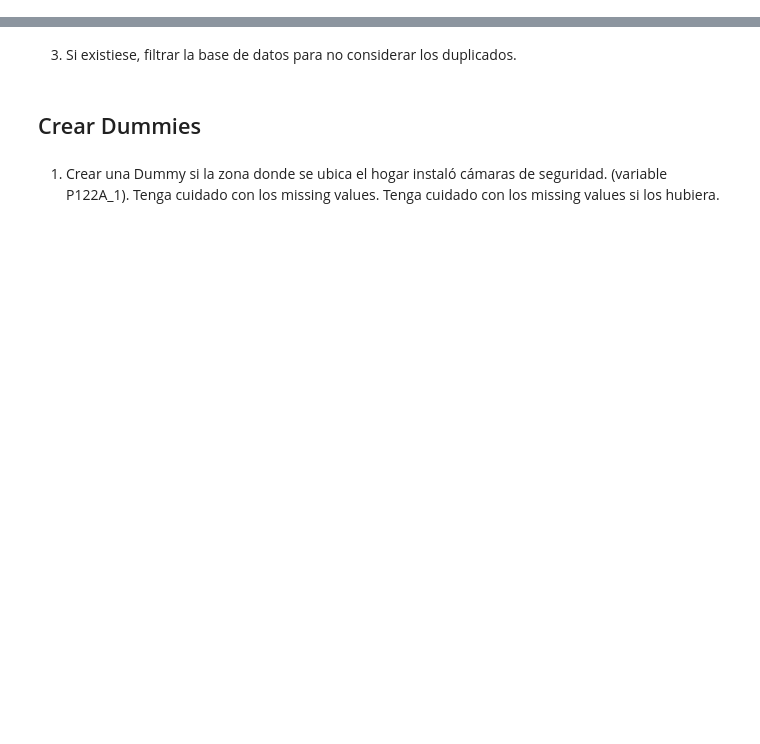
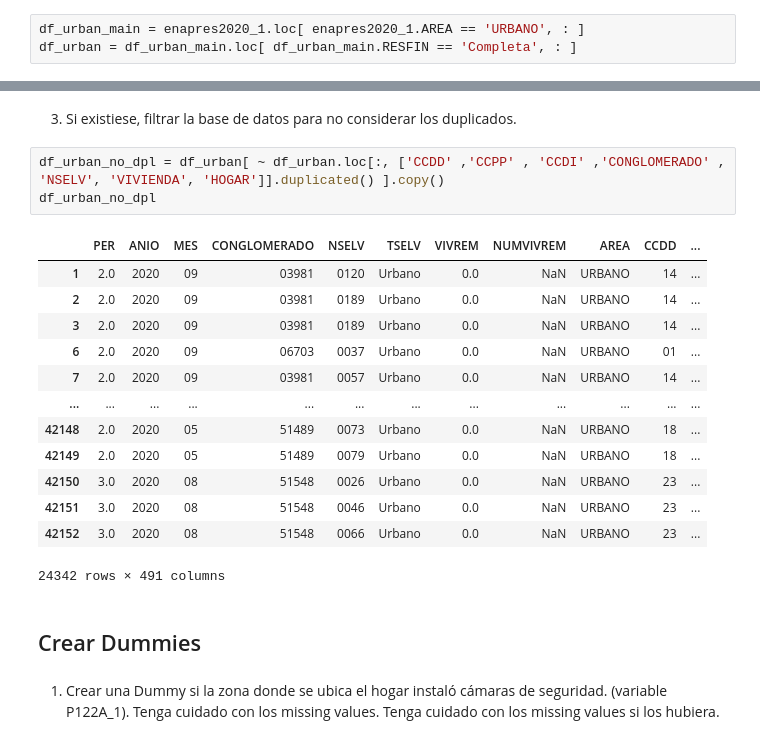
Before and after one commit to Robertopucp/1ECO35_R_PYTHON, a Jupyter notebook: Trabajo_grupal/WH4/grupo5_python_wh4.ipynb, the cells around one changed output, grey strips where cells are left out. Drawn from its saved outputs; the diff is of its cells as text; blank space fills up the shorter version.

```diff
--- a/Trabajo_grupal/WH4/grupo5_python_wh4.ipynb
+++ b/Trabajo_grupal/WH4/grupo5_python_wh4.ipynb
@@ -14,5 +122,8 @@
 ## Filtro de base de datos
 # %% [markdown]
 1. Quedarse con los hogares Urbanos, asimismo considerar los hogares que completaron la encuesta.
+# %%
+df_urban_main = enapres2020_1.loc[ enapres2020_1.AREA == 'URBANO', : ]
+df_urban = df_urban_main.loc[ df_urban_main.RESFIN == 'Completa', : ]
 # %% [markdown]
 2. Verificar si existe duplicados de hogares
@@ -19,5 +145,22 @@
 # %% [markdown]
 3. Si existiese, filtrar la base de datos para no considerar los duplicados.
+# %%
+df_urban_no_dpl = df_urban[ ~ df_urban.loc[:, ['CCDD' ,'CCPP' , 'CCDI' ,'CONGLOMERADO' , 'NSELV', 'VIVIENDA', 'HOGAR']].duplicated() ].copy()
+df_urban_no_dpl
+# %% [output]
+|  | PER | ANIO | MES | CONGLOMERADO | NSELV | TSELV | VIVREM | NUMVIVREM | AREA | CCDD | ... |
+| 1 | 2.0 | 2020 | 09 | 03981 | 0120 | Urbano | 0.0 | NaN | URBANO | 14 | ... |
+| 2 | 2.0 | 2020 | 09 | 03981 | 0189 | Urbano | 0.0 | NaN | URBANO | 14 | ... |
+| 3 | 2.0 | 2020 | 09 | 03981 | 0189 | Urbano | 0.0 | NaN | URBANO | 14 | ... |
+| 6 | 2.0 | 2020 | 09 | 06703 | 0037 | Urbano | 0.0 | NaN | URBANO | 01 | ... |
+| 7 | 2.0 | 2020 | 09 | 03981 | 0057 | Urbano | 0.0 | NaN | URBANO | 14 | ... |
+| ... | ... | ... | ... | ... | ... | ... | ... | ... | ... | ... | ... |
+| 42148 | 2.0 | 2020 | 05 | 51489 | 0073 | Urbano | 0.0 | NaN | URBANO | 18 | ... |
+| 42149 | 2.0 | 2020 | 05 | 51489 | 0079 | Urbano | 0.0 | NaN | URBANO | 18 | ... |
+| 42150 | 3.0 | 2020 | 08 | 51548 | 0026 | Urbano | 0.0 | NaN | URBANO | 23 | ... |
+| 42151 | 3.0 | 2020 | 08 | 51548 | 0046 | Urbano | 0.0 | NaN | URBANO | 23 | ... |
+| 42152 | 3.0 | 2020 | 08 | 51548 | 0066 | Urbano | 0.0 | NaN | URBANO | 23 | ... |
+24342 rows × 491 columns
 # %% [markdown]
 ## Crear Dummies
 # %% [markdown]
```
Also changed, not shown: parts of 19 cells of this notebook.
